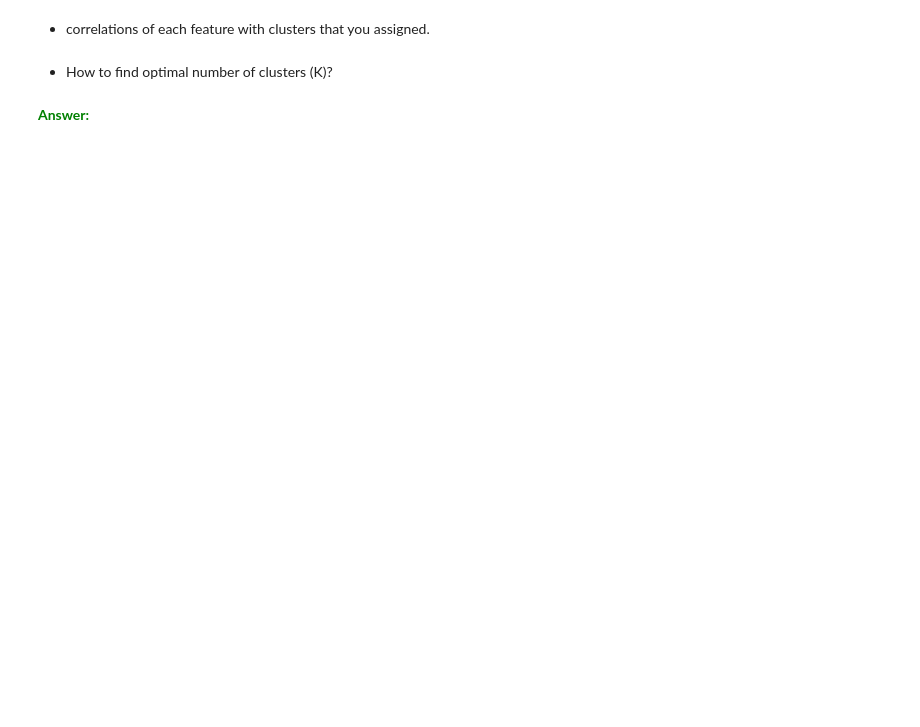
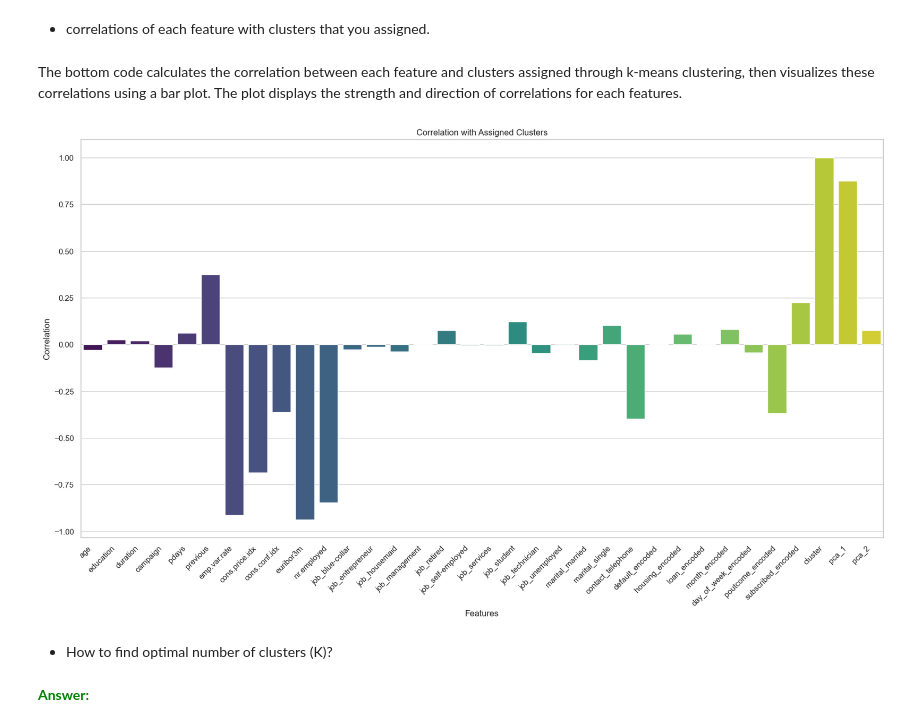
Before and after one commit to alizahedzadeh/Machine-Learning-Course, a Jupyter notebook: Homeworks/HW06/Machine_Learning_HW06.ipynb, the cells around one changed output. Cells and saved outputs as stored; diff of their text form; code cells hidden in the pictures; blank space fills up the shorter version.

```diff
--- a/Homeworks/HW06/Machine_Learning_HW06.ipynb
+++ b/Homeworks/HW06/Machine_Learning_HW06.ipynb
@@ -696,0 +737,3 @@ Name: education, dtype: int64
+# %%
+df['housing'].fillna(df['housing'].mode()[0], inplace=True)
+df['loan'].fillna(df['loan'].mode()[0], inplace=True)
@@ -700,0 +887,21 @@ Use kmeans and fit the model
+# %%
+# Optimal number of clusters based on Elbow Method
+optimal_clusters = 3
+
+# Apply k-means clustering with the optimal number of clusters
+kmeans = KMeans(n_clusters=optimal_clusters, max_iter=300, n_init=15, random_state=42)
+df['cluster'] = kmeans.fit_predict(scaled_data)
+
+# Apply PCA to reduce dimensionality
+pca = PCA(n_components=2, random_state=42)
+pca_result = pca.fit_transform(scaled_data)
+
+# Add PCA components to the DataFrame
+df['pca_1'] = pca_result[:, 0]
+df['pca_2'] = pca_result[:, 1]
+
+# Visualize clusters using scatter plot with PCA components
+plt.figure(figsize=(10, 8))
+sns.scatterplot(x='pca_1', y='pca_2', hue='cluster', data=df, palette='viridis')
+plt.title('Clustered Data Visualization with PCA')
+plt.show()
@@ -705,3 +912,19 @@ Use kmeans and fit the model
+# %% [markdown]
+The bottom code calculates the correlation between each feature and clusters assigned through k-means clustering, then visualizes these correlations using a bar plot. The plot displays the strength and direction of correlations for each features.
+# %%
+# Calculate correlation matrix between each feature and the assigned clusters
+correlation_matrix = df.corrwith(df['cluster'])
+
+# Create a bar plot for visualization
+plt.figure(figsize=(20, 10))
+sns.barplot(x=correlation_matrix.index, y=correlation_matrix.values, hue=correlation_matrix.index, palette='viridis', dodge=False)
+plt.title('Correlation with Assigned Clusters')
+plt.xlabel('Features')
+plt.ylabel('Correlation')
+plt.xticks(rotation=45, ha='right')
+plt.show()
+# %% [output]
+[figure, added]
 # %% [markdown]
 - How to find optimal number of clusters (K)?
 # %% [markdown]
```
Also changed, not shown: parts of 34 cells of this notebook.
